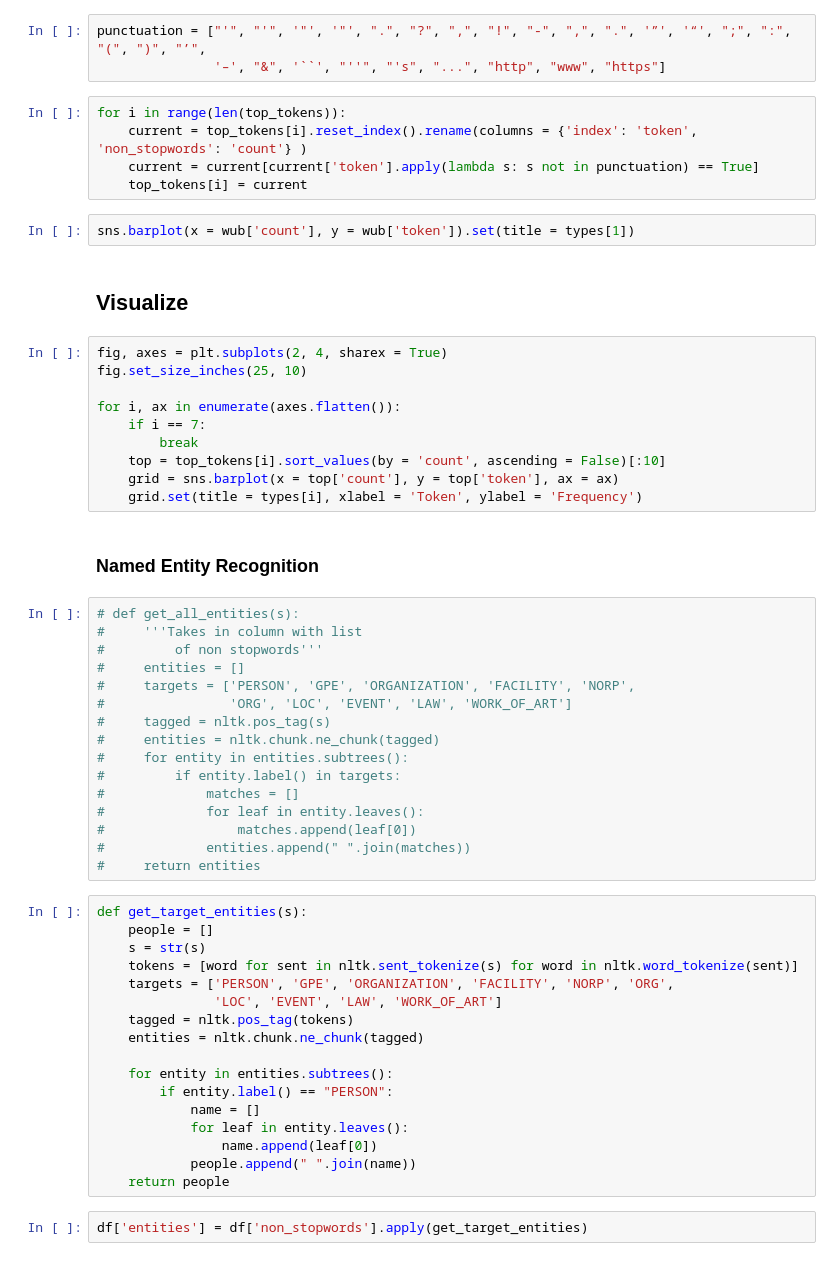
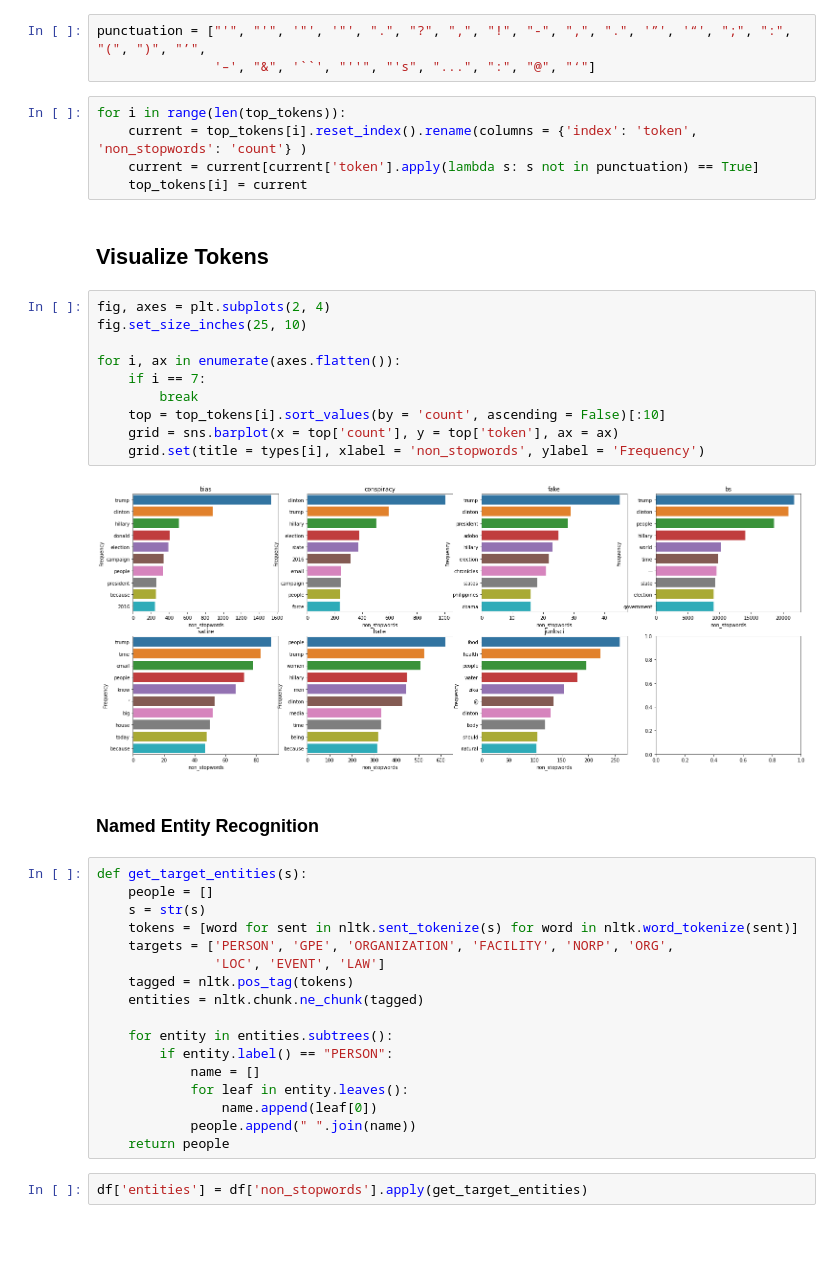
Before and after one commit to haleyej/ala_470_proj, a Jupyter notebook: viz.ipynb, the cells around one changed output. Saved outputs shown, nothing was run; the diff lists cells and outputs as text; blank space fills up the shorter version.

```diff
--- a/viz.ipynb
+++ b/viz.ipynb
@@ -67,60 +67,44 @@ for i in range(len(types)):
 <h3>Filter Out Puncutation Tokens</h3>
 # %%
 punctuation = ["'", "'", '"', '"', ".", "?", ",", "!", "-", ",", ".", '”', '“', ";", ":", "(", ")", "’",
-               '–', "&", '``', "''", "'s", "...", "http", "www", "https"]
+               '–', "&", '``', "''", "'s", "...", ":", "@", "‘"]
 # %%
 for i in range(len(top_tokens)):
     current = top_tokens[i].reset_index().rename(columns = {'index': 'token', 'non_stopwords': 'count'} )
     current = current[current['token'].apply(lambda s: s not in punctuation) == True]
     top_tokens[i] = current
-# %%
-sns.barplot(x = wub['count'], y = wub['token']).set(title = types[1])
 # %% [markdown]
-<h2>Visualize</h2>
+<h2>Visualize Tokens</h2>
 # %%
-fig, axes = plt.subplots(2, 4, sharex = True)
+fig, axes = plt.subplots(2, 4)
 fig.set_size_inches(25, 10)
 
 for i, ax in enumerate(axes.flatten()):
     if i == 7:
         break
     top = top_tokens[i].sort_values(by = 'count', ascending = False)[:10]
     grid = sns.barplot(x = top['count'], y = top['token'], ax = ax)
-    grid.set(title = types[i], xlabel = 'Token', ylabel = 'Frequency')
+    grid.set(title = types[i], xlabel = 'non_stopwords', ylabel = 'Frequency')
+# %% [output]
+[figure, added]
 # %% [markdown]
 <h3>Named Entity Recognition</h3>
 # %%
-# def get_all_entities(s):
-#     '''Takes in column with list
-#         of non stopwords'''
-#     entities = []
-#     targets = ['PERSON', 'GPE', 'ORGANIZATION', 'FACILITY', 'NORP',
-#                'ORG', 'LOC', 'EVENT', 'LAW', 'WORK_OF_ART']
-#     tagged = nltk.pos_tag(s)
-#     entities = nltk.chunk.ne_chunk(tagged)
-#     for entity in entities.subtrees():
-#         if entity.label() in targets:
-#             matches = []
-#             for leaf in entity.leaves():
-#                 matches.append(leaf[0])
-#             entities.append(" ".join(matches))
-#     return entities
+def get_target_entities(s):
+    people = []
+    s = str(s)
+    tokens = [word for sent in nltk.sent_tokenize(s) for word in nltk.word_tokenize(sent)]
+    targets = ['PERSON', 'GPE', 'ORGANIZATION', 'FACILITY', 'NORP', 'ORG',
+               'LOC', 'EVENT', 'LAW']
+    tagged = nltk.pos_tag(tokens)
+    entities = nltk.chunk.ne_chunk(tagged)
+
+    for entity in entities.subtrees():
+        if entity.label() == "PERSON":
+            name = []
+            for leaf in entity.leaves():
+                name.append(leaf[0])
+            people.append(" ".join(name))
+    return people
-# %%
-def get_target_entities(s):
-    people = []
-    s = str(s)
-    tokens = [word for sent in nltk.sent_tokenize(s) for word in nltk.word_tokenize(sent)]
-    targets = ['PERSON', 'GPE', 'ORGANIZATION', 'FACILITY', 'NORP', 'ORG',
-               'LOC', 'EVENT', 'LAW', 'WORK_OF_ART']
-    tagged = nltk.pos_tag(tokens)
-    entities = nltk.chunk.ne_chunk(tagged)
-
-    for entity in entities.subtrees():
-        if entity.label() == "PERSON":
-            name = []
-            for leaf in entity.leaves():
-                name.append(leaf[0])
-            people.append(" ".join(name))
-    return people
 # %%
 df['entities'] = df['non_stopwords'].apply(get_target_entities)
```
Also changed, not shown: parts of 12 cells of this notebook, 1 other file.
